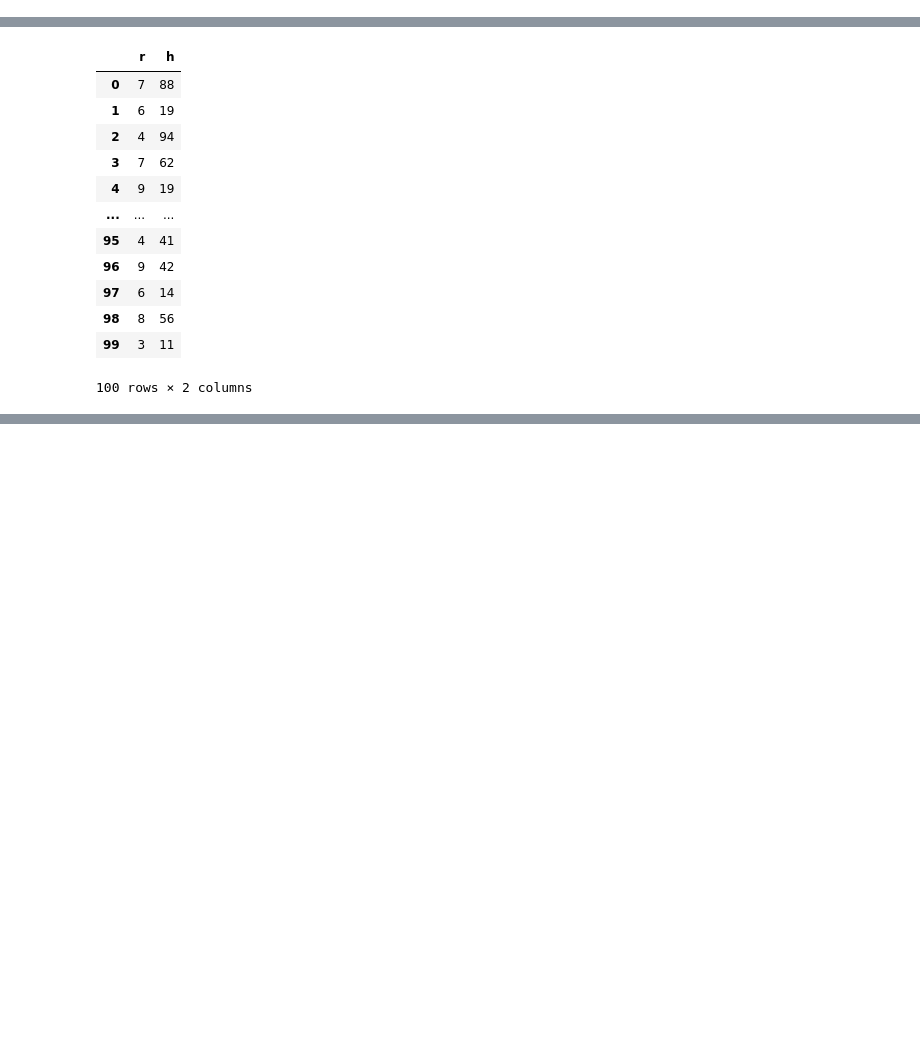
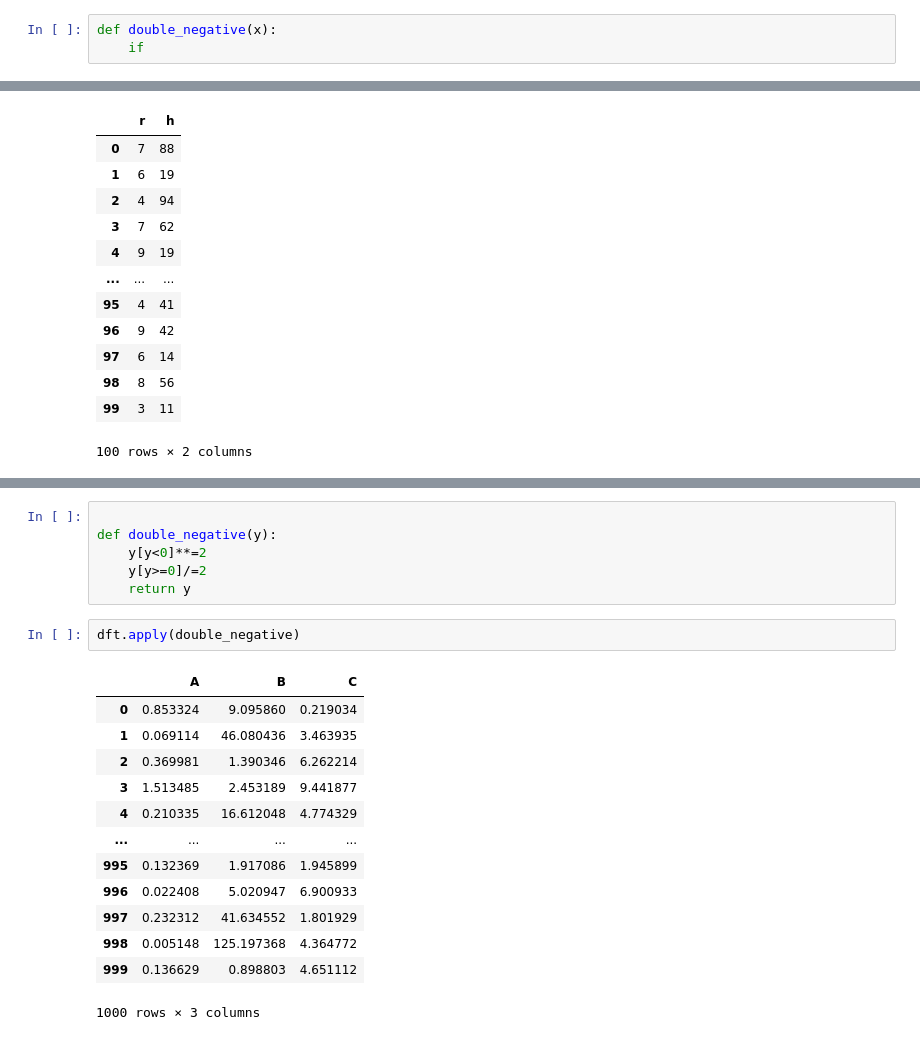
Before and after one commit to omid-sar/Interview-Preparation, a Jupyter notebook: data_manipulation/test.ipynb, the cells around one changed output, grey strips where cells are left out. Saved outputs shown, nothing was run; the diff lists cells and outputs as text; blank space fills up the shorter version.

```diff
--- a/data_manipulation/test.ipynb
+++ b/data_manipulation/test.ipynb
@@ -553,0 +538,3 @@ dft
+# %%
+def double_negative(x):
+    if
@@ -691,0 +721,22 @@ def calculate_volumn_area(row):
+# %%
+
+def double_negative(y):
+    y[y<0]**=2
+    y[y>=0]/=2
+    return y
+# %%
+dft.apply(double_negative)
+# %% [output]
+|  | A | B | C |
+| 0 | 0.853324 | 9.095860 | 0.219034 |
+| 1 | 0.069114 | 46.080436 | 3.463935 |
+| 2 | 0.369981 | 1.390346 | 6.262214 |
+| 3 | 1.513485 | 2.453189 | 9.441877 |
+| 4 | 0.210335 | 16.612048 | 4.774329 |
+| ... | ... | ... | ... |
+| 995 | 0.132369 | 1.917086 | 1.945899 |
+| 996 | 0.022408 | 5.020947 | 6.900933 |
+| 997 | 0.232312 | 41.634552 | 1.801929 |
+| 998 | 0.005148 | 125.197368 | 4.364772 |
+| 999 | 0.136629 | 0.898803 | 4.651112 |
+1000 rows × 3 columns
```
Also changed, not shown: parts of 15 cells of this notebook.
